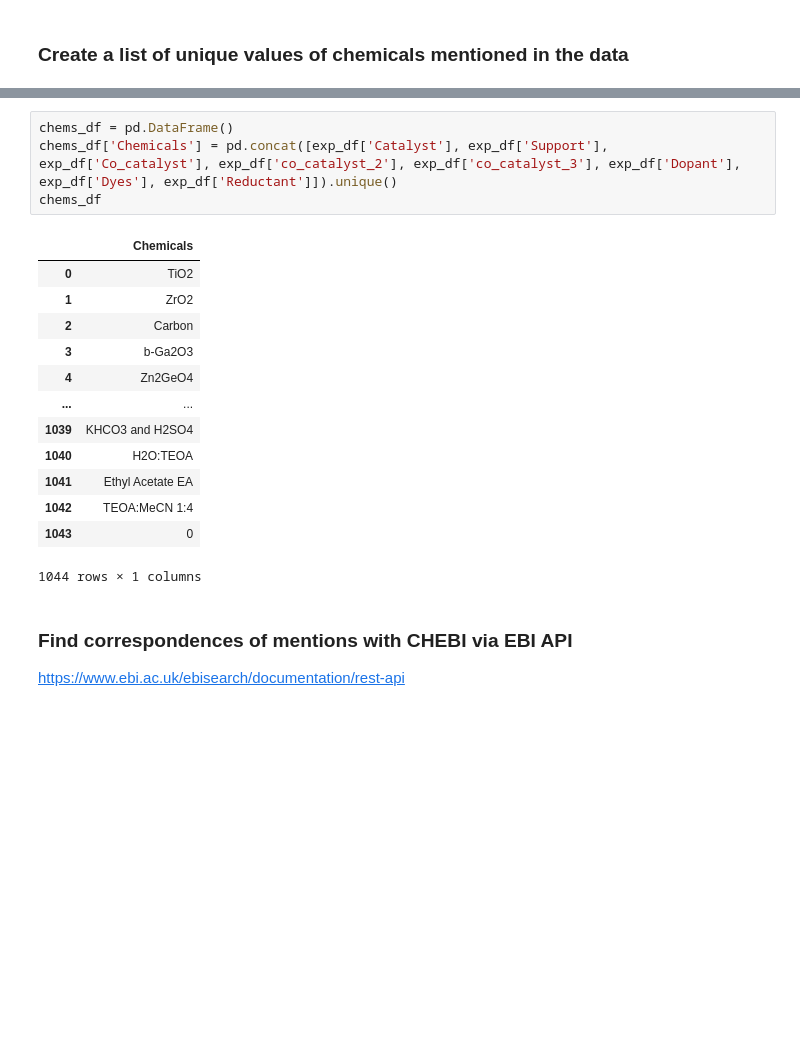
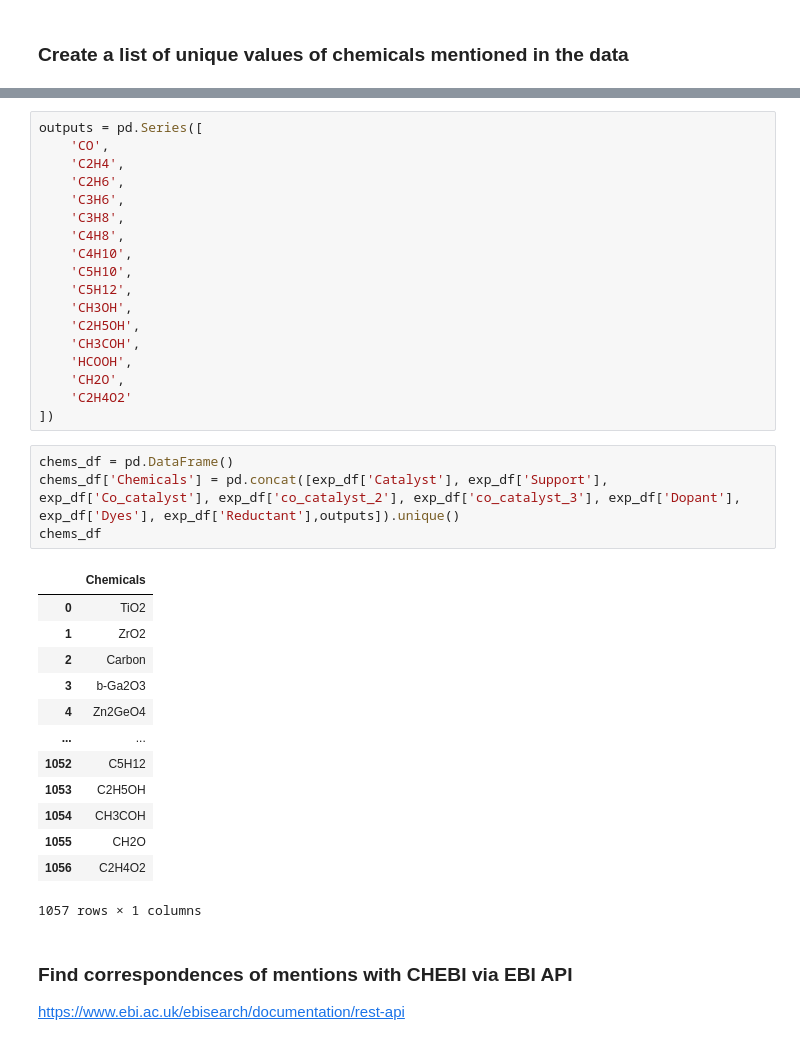
Before and after one commit to SolarChem/solarchem-ontology, a Jupyter notebook: knowledge-graph/kg-construction.ipynb, the cells around one changed output, grey strips where cells are left out. Cells and saved outputs as stored; diff of their text form; blank space fills up the shorter version.

```diff
--- a/knowledge-graph/kg-construction.ipynb
+++ b/knowledge-graph/kg-construction.ipynb
@@ -464,21 +462,39 @@ exp_df.head()
+# %%
+outputs = pd.Series([
+    'CO',
+    'C2H4',
+    'C2H6',
+    'C3H6',
+    'C3H8',
+    'C4H8',
+    'C4H10',
+    'C5H10',
+    'C5H12',
+    'CH3OH',
+    'C2H5OH',
+    'CH3COH',
+    'HCOOH',
+    'CH2O',
+    'C2H4O2'
+])
 # %%
 chems_df = pd.DataFrame()
-chems_df['Chemicals'] = pd.concat([exp_df['Catalyst'], exp_df['Support'], exp_df['Co_catalyst'], exp_df['co_catalyst_2'], exp_df['co_catalyst_3'], exp_df['Dopant'], exp_df['Dyes'], exp_df['Reductant']]).unique()
+chems_df['Chemicals'] = pd.concat([exp_df['Catalyst'], exp_df['Support'], exp_df['Co_catalyst'], exp_df['co_catalyst_2'], exp_df['co_catalyst_3'], exp_df['Dopant'], exp_df['Dyes'], exp_df['Reductant'],outputs]).unique()
 chems_df
 # %% [output]
 |  | Chemicals |
 | 0 | TiO2 |
 | 1 | ZrO2 |
 | 2 | Carbon |
 | 3 | b-Ga2O3 |
 | 4 | Zn2GeO4 |
 | ... | ... |
-| 1039 | KHCO3 and H2SO4 |
-| 1040 | H2O:TEOA |
-| 1041 | Ethyl Acetate EA |
-| 1042 | TEOA:MeCN 1:4 |
-| 1043 | 0 |
+| 1052 | C5H12 |
+| 1053 | C2H5OH |
+| 1054 | CH3COH |
+| 1055 | CH2O |
+| 1056 | C2H4O2 |
-1044 rows × 1 columns
+1057 rows × 1 columns
 # %% [markdown]
 ### Find correspondences of mentions with CHEBI via EBI API
 https://www.ebi.ac.uk/ebisearch/documentation/rest-api
```
Also changed, not shown: parts of 9 cells of this notebook.
